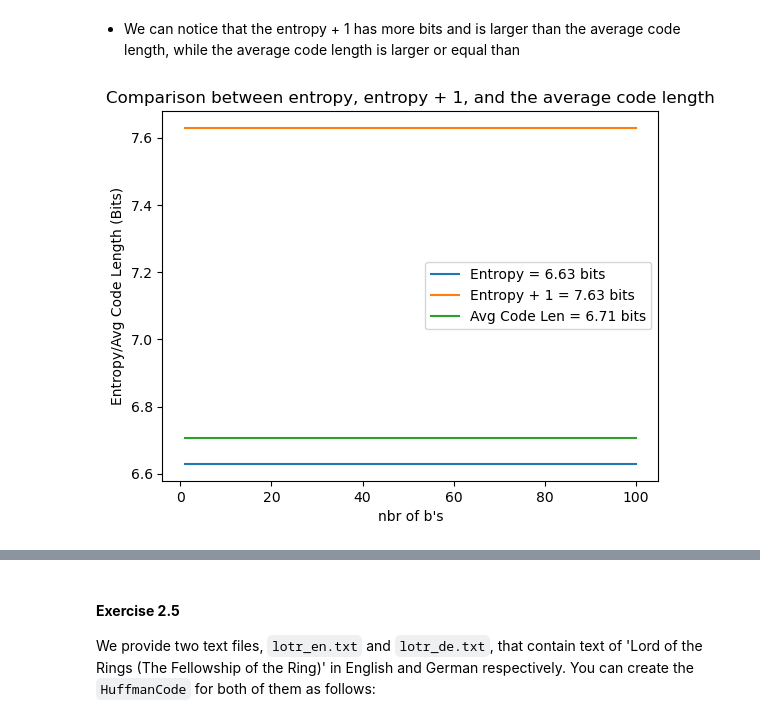
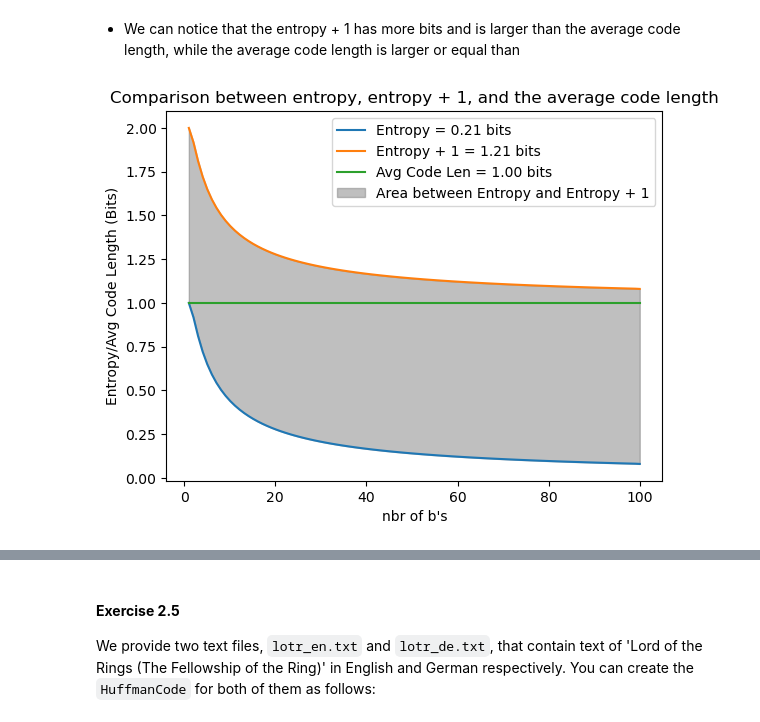
Before and after one commit to patriktao/edan96, a Jupyter notebook: lab3/lab_information_theory.ipynb, the cells around one changed output, grey strips where cells are left out. Saved outputs shown, nothing was run; the diff lists cells and outputs as text; code cells hidden in the pictures.

```diff
--- a/lab3/lab_information_theory.ipynb
+++ b/lab3/lab_information_theory.ipynb
@@ -58,7 +58,7 @@ x = np.linspace(0.01, 0.99, 99) #generate 99 values between 0.01 and 0.99
 # Calculate the entropy for each p('a') value
 entropy = (x * np.log2(1/x) + (1 - x) * np.log2(1/(1 - x))) #Fråga varför formeln ser ut så här
 y1 = entropy
-res = np.sum(y) / 2
+res = np.sum(y1) / 2
 
 plt.plot(x, y1, label=f"$H_a$ = {res:.2f} bits")
 plt.xlabel(r"$p('a')$")
@@ -91,10 +91,8 @@ impurity = 1 - x**2 - (1 - x)**2
 y2 = impurity
 y2_res = np.sum(y2)
 
-# Entropy
-entropy = x * np.log2(1 / x) + (1 - x) * np.log2(
-    1 / (1 - x)
-)
+# Binary Entropy Function (two possible outcomes)
+entropy = x * np.log2(1 / x) + (1 - x) * np.log2(1 / (1 - x))
 y1 = entropy
 y1_res = np.sum(y1)
 
@@ -357,14 +354,6 @@ class HuffmanCode:
         # TODO: your code
         # ***************
 
-        def compute(tree, current_length=0):
-            if tree.is_leaf():
-                return current_length * tree.probability
-            else:
-                left_length = compute(tree.left_child, current_length + 1)
-                right_length = compute(tree.right_child, current_length + 1)
-                return left_length + right_length
-
         average_code_length = compute(self.code_tree)
 
         return average_code_length
@@ -494,33 +483,34 @@ i.e., the average code length is ``sandwiched'' between the entropy and the entr
 # %%
 # *************
 x = np.linspace(1, 100, 99)
-strings = ["a" + "b" * i for i in range(x.size)]
+strings = ["a" + "b" * int(i) for i in x]
 e = []
 e_1 = []
 avg_l = []
 
 for s in strings:
-    hc = HuffmanCode(strings)
+    hc = HuffmanCode(s)
     entropy = hc.entropy()
     avg_length = hc.average_code_length()
     e.append(entropy)
     e_1.append(entropy+1)
     avg_l.append(avg_length)
 
 e_res = np.mean(e)
 e_1_res = np.mean(e_1)
 avg_l_res = np.mean(avg_l)
 
 # Plot
 plt.plot(x, e, label=f"Entropy = {e_res:.2f} bits")
 plt.plot(x, e_1, label=f"Entropy + 1 = {e_1_res:.2f} bits")
 plt.plot(x, avg_l, label=f"Avg Code Len = {avg_l_res:.2f} bits")
+plt.fill_between(x, e, e_1, color='gray', alpha=0.5, label='Area between Entropy and Entropy + 1')
 plt.xlabel(r"nbr of b's")
 plt.ylabel("Entropy/Avg Code Length (Bits)")
 plt.legend()
 plt.title("Comparison between entropy, entropy + 1, and the average code length")
 plt.show()
 
 # *************
 # %% [output]
-[figure, old version]
+[figure, new version]
```
Also changed, not shown: parts of 5 cells of this notebook, 10 other files.
